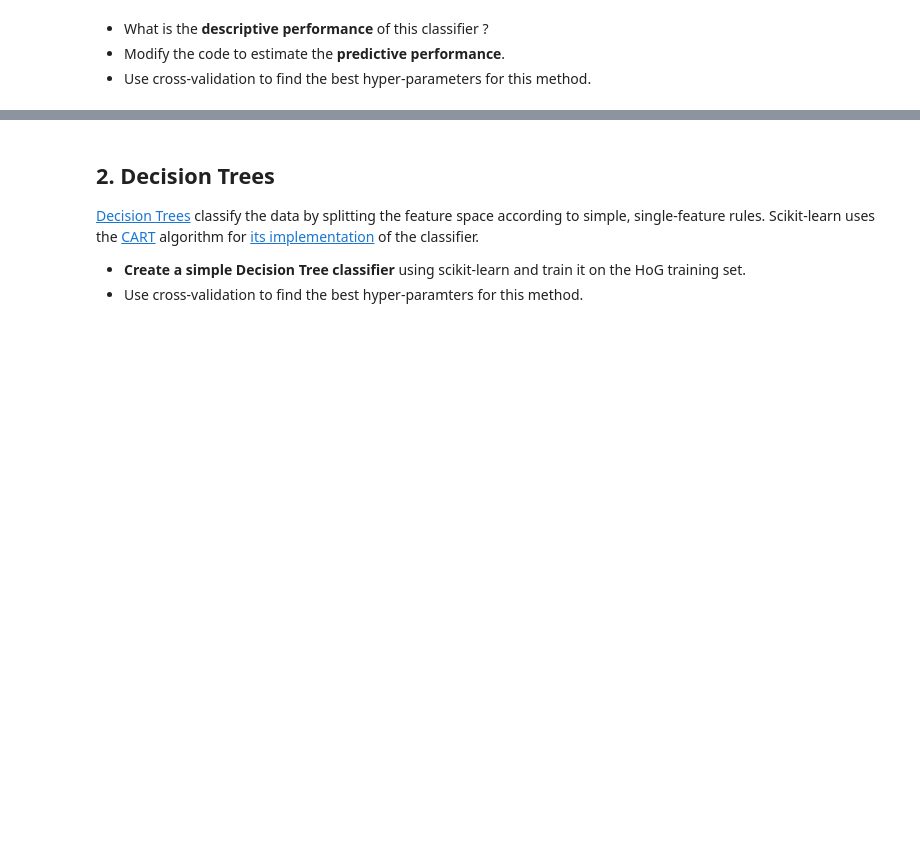
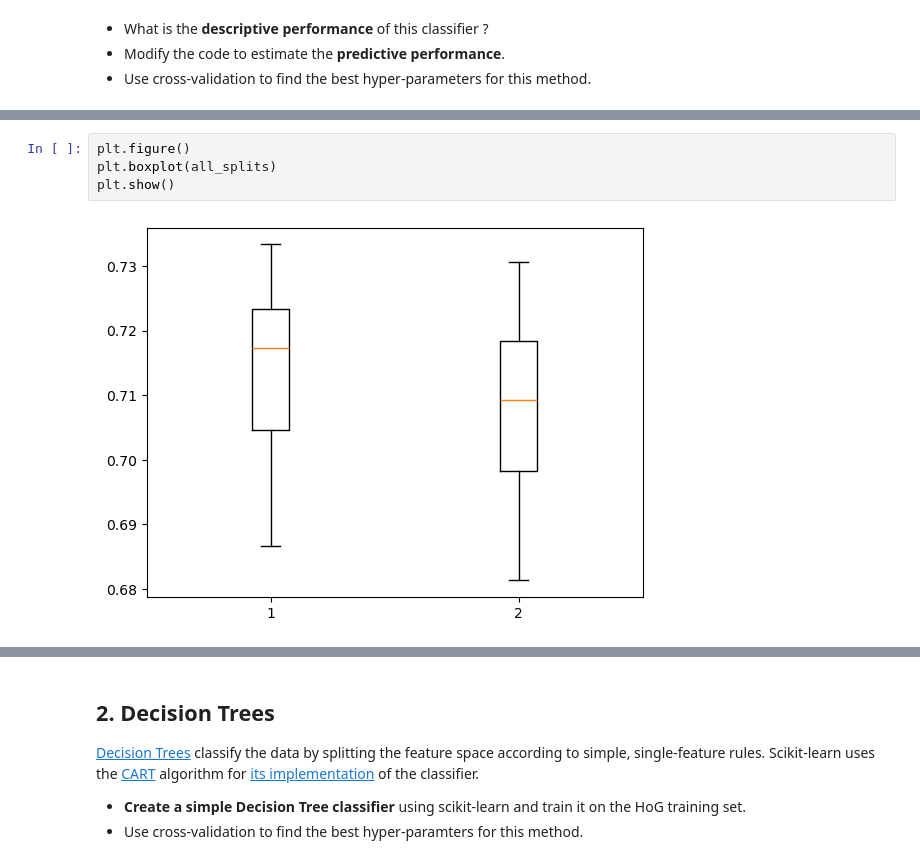
Before and after one commit to Raspberree/info-h-501, a Jupyter notebook: docs/LABS/ML1_Nearest_Neighbours_and_Decision_Trees.ipynb, the cells around one changed output, grey strips where cells are left out. Drawn from its saved outputs; the diff is of its cells as text; blank space fills up the shorter version.

```diff
--- a/docs/LABS/ML1_Nearest_Neighbours_and_Decision_Trees.ipynb
+++ b/docs/LABS/ML1_Nearest_Neighbours_and_Decision_Trees.ipynb
@@ -59,0 +154,6 @@ Predictive: 0.694
+# %%
+plt.figure()
+plt.boxplot(all_splits)
+plt.show()
+# %% [output]
+[figure, added]
```
Also changed, not shown: parts of 11 cells of this notebook, 1 other file.
